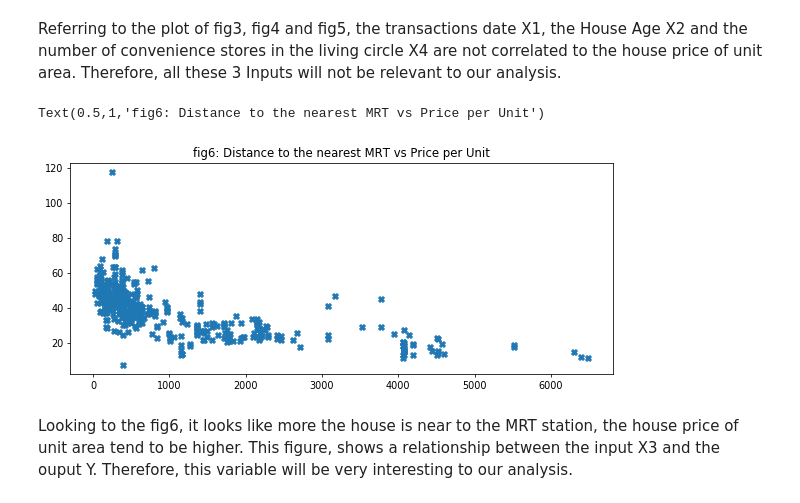
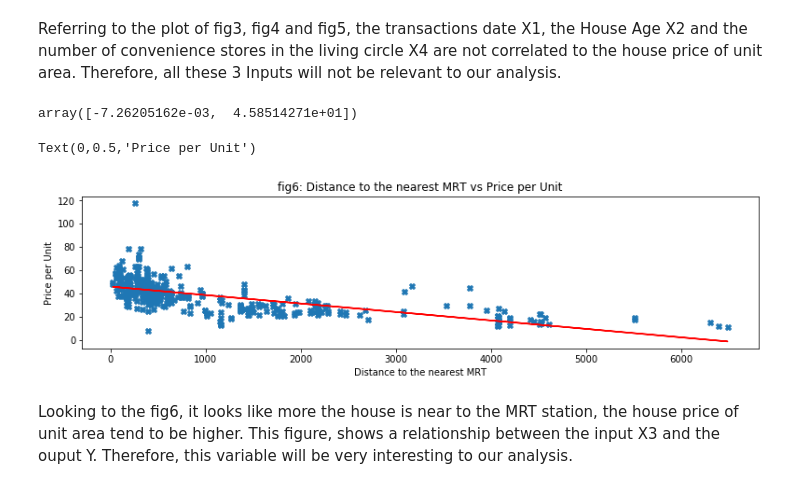
Before and after one commit to kelly19958468/Multivariable-Linear-Regression-Problem, a Jupyter notebook: Real Estate Valuation .ipynb, the cells around one changed output. Cells and saved outputs as stored; diff of their text form; code cells hidden in the pictures.

```diff
--- a/Real Estate Valuation .ipynb
+++ b/Real Estate Valuation .ipynb
@@ -123,12 +132,25 @@ Text(0.5,1,'fig5: Nbr of stores vs Price per Unit')
 Referring to the plot of fig3, fig4 and fig5, the transactions date X1, the House Age X2 and the number of convenience stores in the living circle X4 are not correlated to the house price of unit area. Therefore, all these 3 Inputs will not be relevant to our analysis.
 # %%
 #Distance to the nearest MRT station vs Price per Unit
-fig = plt.figure(figsize=(10,4), dpi=70)
+#Data Gathering
 x3 = df['X3']
-y = df['Y house price of unit area'];plt.scatter(x3,y, marker='X')
-plt.title('fig6: Distance to the nearest MRT vs Price per Unit')
+y = df['Y house price of unit area']
-# %% [output]
-Text(0.5,1,'fig6: Distance to the nearest MRT vs Price per Unit')
-[figure, removed]
+# %%
+#Regression Line
+import numpy as np
+p1 = np.polyfit(x3,y,1)
+p1  #Print the Slope and the Intercept
+# %% [output]
+array([-7.26205162e-03,  4.58514271e+01])
+# %%
+#Plotting of the Data points + Regression line
+fig = plt.figure(figsize=(13,3)) #Parameter of the graph
+plt.scatter(x3,y, marker='X')   #Data points
+plt.plot(x3,np.polyval(p1, x3),'r-') #Regression line
+plt.title('fig6: Distance to the nearest MRT vs Price per Unit');plt.xlabel('Distance to the nearest MRT')
+plt.ylabel('Price per Unit')
+# %% [output]
+Text(0,0.5,'Price per Unit')
+[figure, added]
 # %% [markdown]
 Looking to the fig6, it looks like more the house is near to the MRT station, the house price of unit area tend to be higher. This figure, shows a relationship between the input X3 and the ouput Y. Therefore, this variable will be very interesting to our analysis.
```
Also changed, not shown: parts of 16 cells of this notebook.
